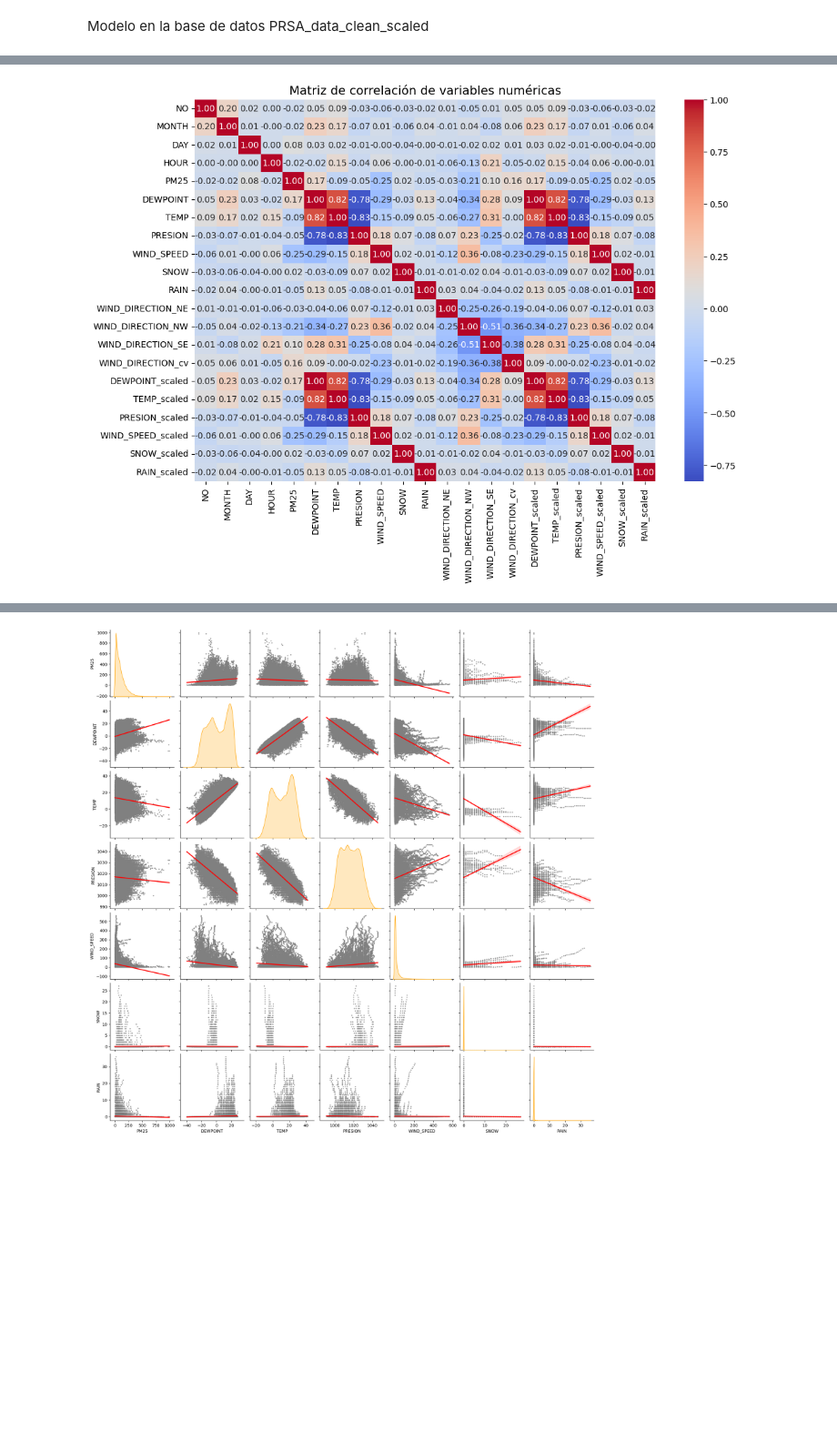
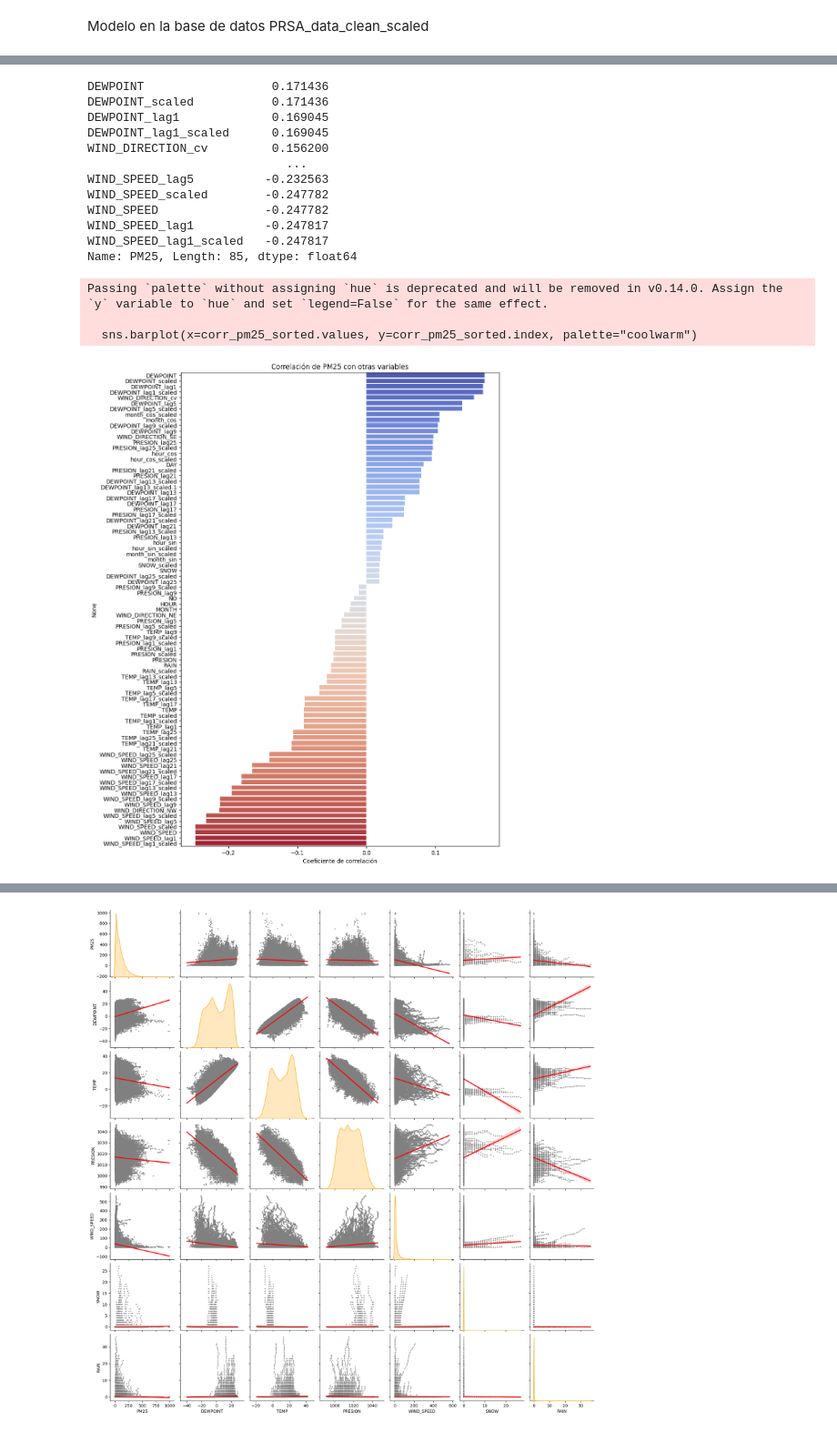
Before and after one commit to gapalfaro-cmyk/Proyecto-de-fin-de-modulo-5---Alfaro-Badillo-Cruz-Perez-Rupit, a Jupyter notebook: Entregable_Tarea_5_2_Alfaro_Badillo_Cruz_Perez_Rupit.ipynb, the cells around one changed output, grey strips where cells are left out. Shown at 91% size. Drawn from its saved outputs; the diff is of its cells as text; code cells hidden in the pictures; blank space fills up the shorter version.

```diff
--- a/Entregable_Tarea_5_2_Alfaro_Badillo_Cruz_Perez_Rupit.ipynb
+++ b/Entregable_Tarea_5_2_Alfaro_Badillo_Cruz_Perez_Rupit.ipynb
@@ -86,35 +87,67 @@ df_clean.drop(columns=["NO", "YEAR", "MONTH", "DAY", "HOUR","FECHA", "FECHA_SIN_
 # %%
 # 1. Seleccionar solo las columnas numéricas
 # df_num = df_clean.select_dtypes(include=["float64", "int64"]) # Este código no fue útil ya que casi todas las variables son numéricas
 
 # 1. Eliminar las columnas que no son para la regresión
 #df_clean_num = df_clean.drop(columns=["NO", "YEAR", "MONTH", "DAY", "HOUR", "WIND_DIRECTION", "FECHA", "FECHA_SIN_H"])
 df_clean_num = df_clean.drop(columns=[ "YEAR", "WIND_DIRECTION", "FECHA", "FECHA_SIN_H"])
 
 # 2. Calcular la matriz de correlación
 corr_matrix = df_clean_num.corr()
 
+# 2. Extraer solo la correlación con PM25
+corr_pm25 = corr_matrix["PM25"].drop("PM25")  # quitamos la correlación consigo misma
+
+# 3. Ordenar las correlaciones de mayor a menor
+corr_pm25_sorted = corr_pm25.sort_values(ascending=False)
+
+# 4. Mostrar resultados
+print(corr_pm25_sorted)
+
+# 5. Graficar como barra horizontal
+plt.figure(figsize=(10, 15))
+sns.barplot(x=corr_pm25_sorted.values, y=corr_pm25_sorted.index, palette="coolwarm")
+plt.title("Correlación de PM25 con otras variables")
+plt.xlabel("Coeficiente de correlación")
+plt.show()
+
 # 3. Graficar con Seaborn
-plt.figure(figsize=(12, 8))  # ajusta tamaño según lo necesites
-sns.heatmap(corr_matrix,
-            annot=True,        # muestra valores numéricos
-            fmt=".2f",         # formato de decimales
-            cmap="coolwarm",   # paleta de colores
-            cbar=True)
+#plt.figure(figsize=(12, 8))  # ajusta tamaño según lo necesites
+#sns.heatmap(corr_matrix,
+#            annot=True,        # muestra valores numéricos
+#            fmt=".2f",         # formato de decimales
+#            cmap="coolwarm",   # paleta de colores
+#            cbar=True)
 
-plt.title("Matriz de correlación de variables numéricas", fontsize=14)
-plt.show()
+#plt.title("Matriz de correlación de variables numéricas")
+#plt.title("Matriz de correlación de variables numéricas", fontsize=14)
+#plt.show()
 
 #INTERPRETACIÓN: la variable pm2.5 tiene correlaciones:
 # Negativas:
 # -0.25 Wind_speed que puede hacer sentido porque dispesa las partículas
 # -0.21 Wind_direction_NW
 
 #Positivas:
 # 0.17 con Dewpoint (rocío), aunque hubiera esperado una relación negativa
 # 0.16 con Wind_Direction_cv
 
 # Por su parte las variables con la "más alta correlación" con pm2.5, correlacionan más fuertemente entre ellas, como por ejemplo:
 # Wind_speed  y Wind_direction_NW tienen una correlación de 0.36 :s o Wind_speed y Dewpoint -0.29.
 # %% [output]
+DEWPOINT                  0.171436
+DEWPOINT_scaled           0.171436
+DEWPOINT_lag1             0.169045
+DEWPOINT_lag1_scaled      0.169045
+WIND_DIRECTION_cv         0.156200
+                            ...
+WIND_SPEED_lag5          -0.232563
+WIND_SPEED_scaled        -0.247782
+WIND_SPEED               -0.247782
+WIND_SPEED_lag1          -0.247817
+WIND_SPEED_lag1_scaled   -0.247817
+Name: PM25, Length: 85, dtype: float64
+Passing `palette` without assigning `hue` is deprecated and will be removed in v0.14.0. Assign the `y` variable to `hue` and set `legend=False` for the same effect.
+
+  sns.barplot(x=corr_pm25_sorted.values, y=corr_pm25_sorted.index, palette="coolwarm")
-[figure, old version]
+[figure, new version]
```
Also changed, not shown: parts of 5 cells of this notebook.
